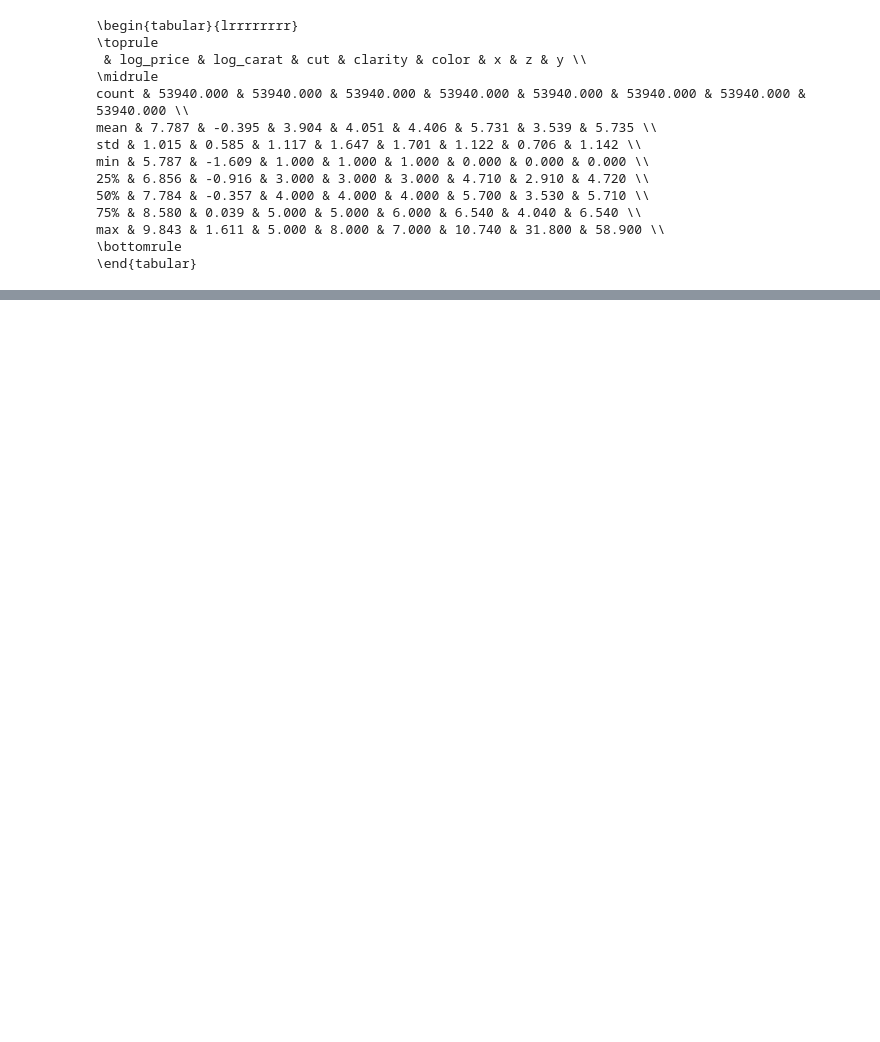
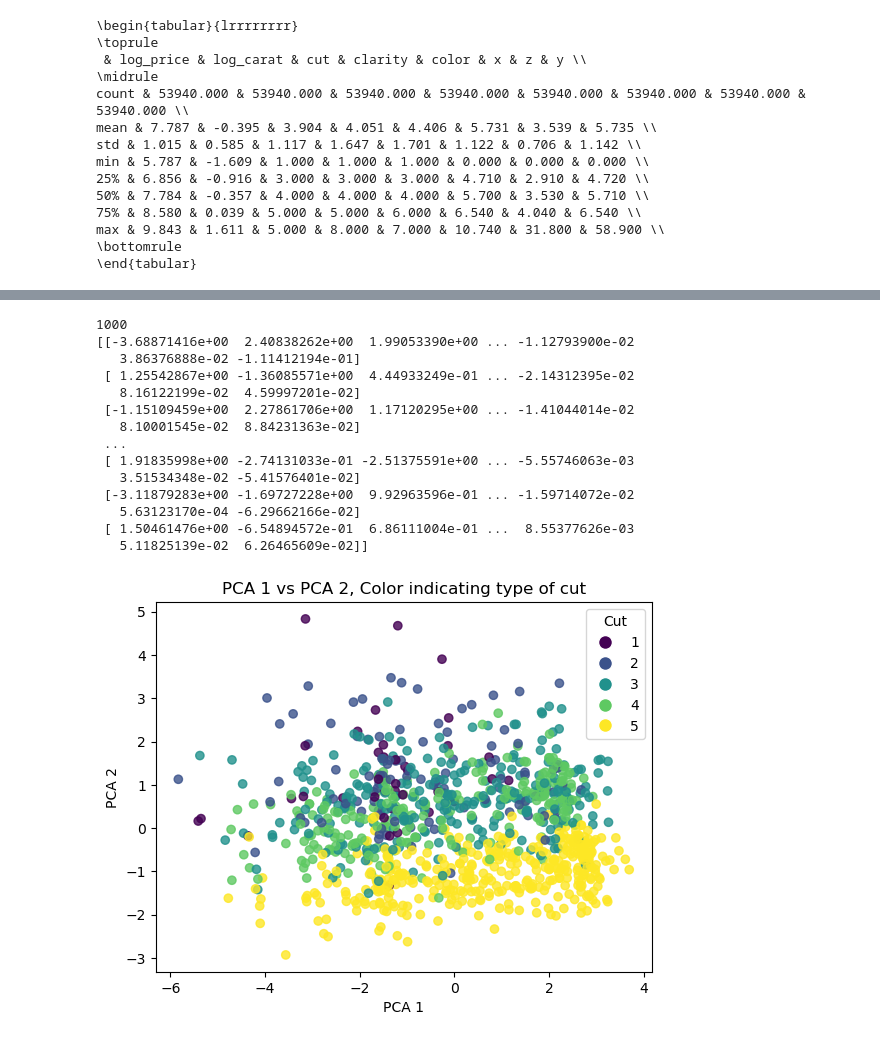
Before and after one commit to Mioupytjh/ML-and-DM, a Jupyter notebook: data_analysis.ipynb, the cells around one changed output, grey strips where cells are left out. Cells and saved outputs as stored; diff of their text form; code cells hidden in the pictures; blank space fills up the shorter version.

```diff
--- a/data_analysis.ipynb
+++ b/data_analysis.ipynb
@@ -184,0 +220,43 @@ df[['cut', 'clarity', 'color', 'log_price', 'log_carat' ,'x','z', 'y']].describe
+# %%
+
+sample_indices = np.random.choice(Z.shape[0], size=1000, replace=False)
+
+print(len(sample_indices))
+
+Z_sample = Z[sample_indices, :]
+
+print(Z_sample)
+
+colors = df['cut'].iloc[sample_indices]
+
+unique_colors = ['Fair', 'Good', 'Ideal', 'Premium', 'Very Good']
+unique_colors = [1, 2, 3, 4, 5]
+color_map = {color: idx / (len(unique_colors) - 1) for idx, color in enumerate(unique_colors)}
+color_values = colors.map(color_map)
+
+scatter = plt.scatter(Z_sample[:, 0], Z_sample[:, 1], c=color_values, cmap='viridis', alpha=0.8)
+plt.xlabel('PCA 1')
+plt.ylabel('PCA 2')
+plt.title('PCA 1 vs PCA 2, Color indicating type of cut')
+
+# Create legend with color labels
+handles = [plt.Line2D([0], [0], marker='o', color='w', markerfacecolor=plt.cm.viridis(color_map[color]), markersize=10) for color in unique_colors]
+plt.legend(handles, unique_colors, title="Cut", loc="best")
+
+plt.show()
+# %% [output]
+1000
+[[-3.68871416e+00  2.40838262e+00  1.99053390e+00 ... -1.12793900e-02
+   3.86376888e-02 -1.11412194e-01]
+ [ 1.25542867e+00 -1.36085571e+00  4.44933249e-01 ... -2.14312395e-02
+   8.16122199e-02  4.59997201e-02]
+ [-1.15109459e+00  2.27861706e+00  1.17120295e+00 ... -1.41044014e-02
+   8.10001545e-02  8.84231363e-02]
+ ...
+ [ 1.91835998e+00 -2.74131033e-01 -2.51375591e+00 ... -5.55746063e-03
+   3.51534348e-02 -5.41576401e-02]
+ [-3.11879283e+00 -1.69727228e+00  9.92963596e-01 ... -1.59714072e-02
+   5.63123170e-04 -6.29662166e-02]
+ [ 1.50461476e+00 -6.54894572e-01  6.86111004e-01 ...  8.55377626e-03
+   5.11825139e-02  6.26465609e-02]]
+[figure, added]
```
Also changed, not shown: parts of 5 cells of this notebook, 7 other files.
